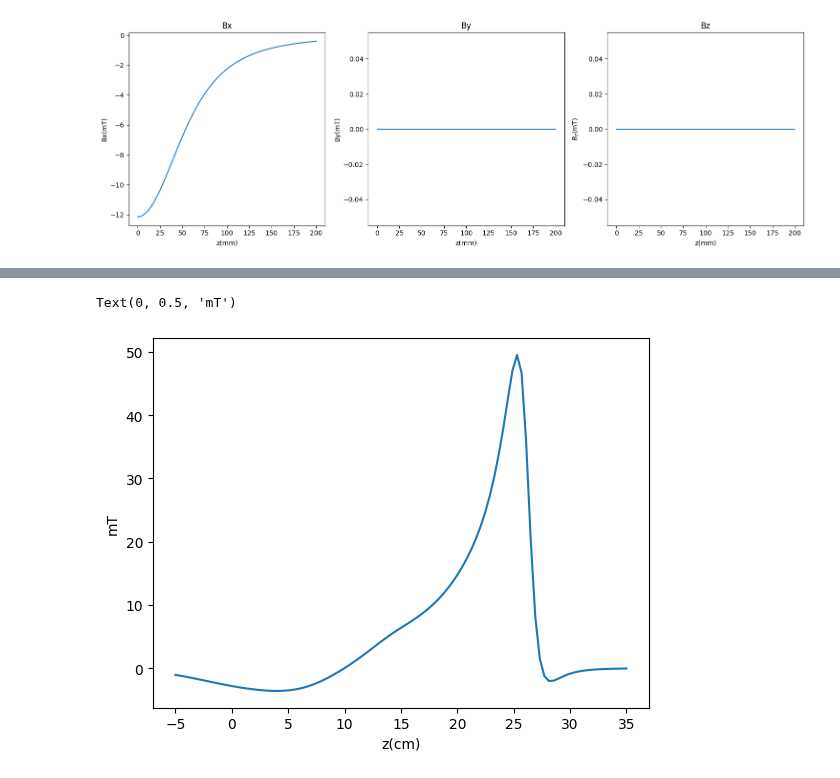
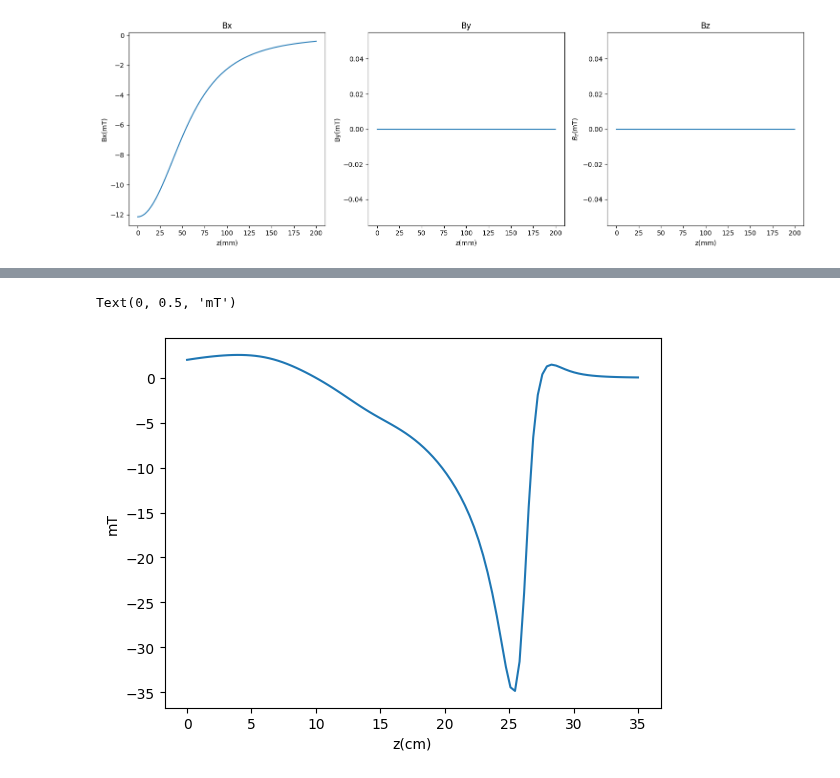
Before and after one commit to benfox4543/YB-zeeman-slower, a Jupyter notebook: halbach-1.ipynb, the cells around one changed output, grey strips where cells are left out. Drawn from its saved outputs; the diff is of its cells as text; code cells hidden in the pictures.

Commit message:
full 8 fold zeeman slow magnetic array

```diff
--- a/halbach-1.ipynb
+++ b/halbach-1.ipynb
@@ -10,20 +10,28 @@ import magpylib as magpy
 
 N = 10
 angles = np.linspace(0, 360, N, endpoint=False)
+mystyle = mstyle = dict(
+    mode="color+arrow",
+    color=dict(north="magenta", middle="white", south="turquoise"),
+    arrow=dict(width=2, color="k")
+)
+
 
 halbach = magpy.Collection()
 
 for a in angles:
     cube = magpy.magnet.Cuboid(
-        dimension=(128,6,6),
+        dimension=(1,1,1),
         polarization=(1,0,0),
-        position=(0,20,0)
+        position=(2.3,0,0),
+        style_magnetization = mystyle
     )
-    cube.rotate_from_angax(a, 'x', anchor=0)
-    cube.rotate_from_angax(a, 'x')
+    cube.rotate_from_angax(a, 'z', anchor=0)
+    cube.rotate_from_angax(a, 'z')
     halbach.add(cube)
 
 halbach.show(backend='plotly')
+halbach.show(backend='plotly')
 # %%
 
 import matplotlib.pyplot as plt
@@ -113,9 +121,13 @@ a = 10
 l =[-15,15,15,-15]
 l2 = [-24,24,24,-24]
 ll = ['y','x','y','x']
-mystyle = dict(
-    mode="color",
-    color=dict(north='red',south = 'blue'))
+mystyle = mstyle = dict(
+    mode="color+arrow",
+    color=dict(north="magenta", middle="white", south="turquoise"),
+    arrow=dict(width=2, color="k")
+)
+
+
 angles = np.linspace(0, 360, n, endpoint=False)
 for i in angles:
     cube1= magpy.magnet.Cuboid(
@@ -127,9 +139,9 @@ for i in angles:
     polarization=(0,-1.17,0),
     position=(70+a,0,-50))
     cube3= magpy.magnet.Cuboid(
-        dimension=(6,6,128),
-        polarization=(0,-1.08,0),
-        position=(110+a,0,170),
+    dimension=(6,6,128),
+    polarization=(0,-1.08,0),
+    position=(110+a,0,170),
     style_magnetization = mystyle)
     cube4 = magpy.magnet.Cuboid(dimension= (4,4,25),
     polarization=(0,-1.17,0),
@@ -214,15 +242,15 @@ plt.show()
 # %%
-z = np.linspace(-50,350,100)
+z = np.linspace(0,350,100)
 b_z = []
 b_x = []
 b_y = []
 for i in z:
-    b_z.append(zeeman_prof.getB([0,0,i])[1])
+    b_z.append(zeeman_prof.getB([0,0,i])[0]+zeeman_prof_x.getB([0,0,i])[0])
 
 
 plt.plot(z/1e1,np.array(b_z)*1e3)
 plt.xlabel('z(cm)')
 plt.ylabel('mT')
 # %% [output]
 Text(0, 0.5, 'mT')
-[figure, old version]
+[figure, new version]
```
Also changed, not shown: parts of 2 cells of this notebook.
